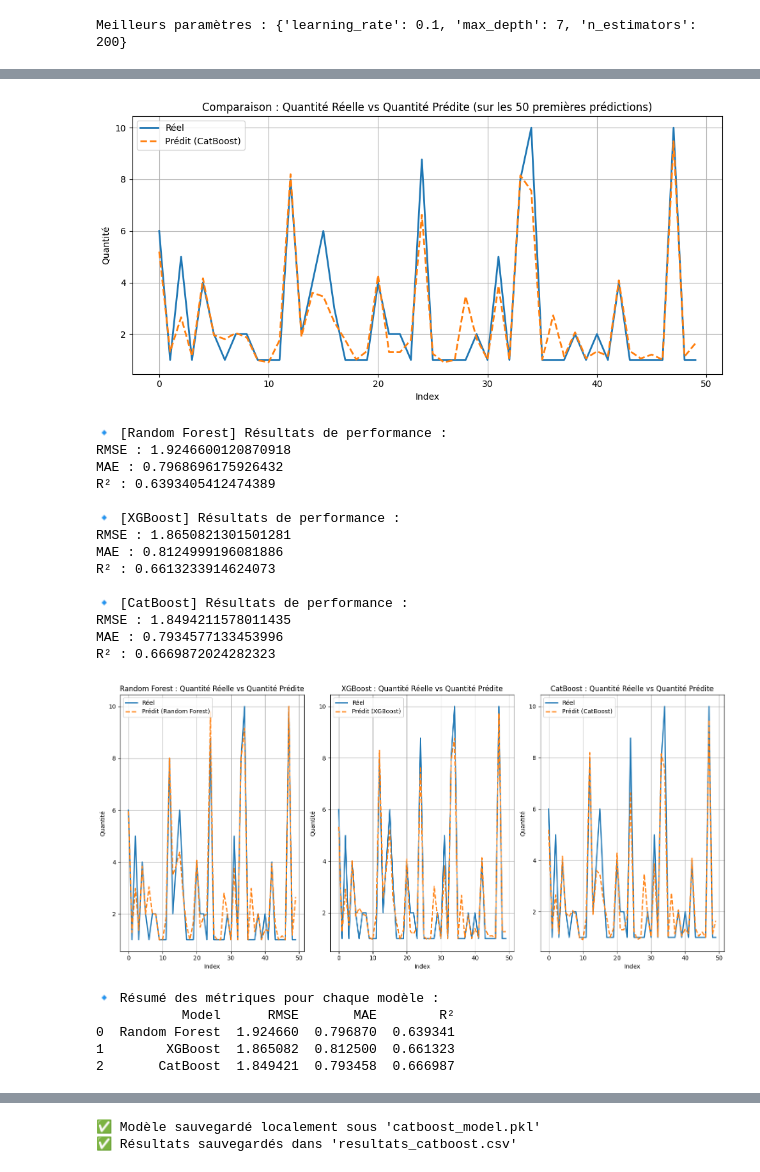
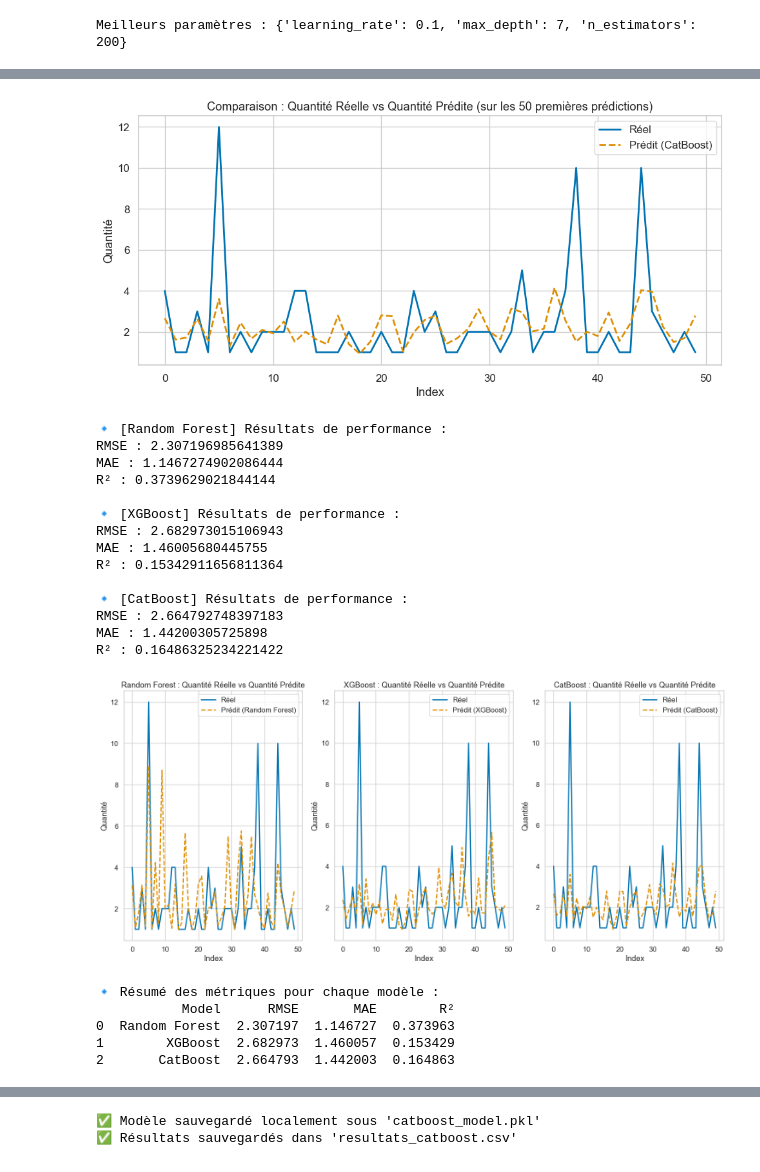
Before and after one commit to balkis12/Achat-Bot, a Jupyter notebook: ML achat.ipynb, the cells around one changed output, grey strips where cells are left out. Drawn from its saved outputs; the diff is of its cells as text; code cells hidden in the pictures.

```diff
--- a/ML achat.ipynb
+++ b/ML achat.ipynb
@@ -187,7 +215,7 @@ achats[achats['UM'] == 'MT'].head()
 | 748 | 5 | 22000072 | OR | P2122009 | TUB-POLYAMIDE SEMI RIG DIA 12 | Matériel | 50.0 | MT | 314235 | ... |
 # %%
 # Calcul du coût unitaire pour chaque ligne
-achats['Coût unitaire'] = achats['Montant'] / achats['Quantité_kg']
+achats['Coût unitaire'] = achats['Montant'] / achats['quantité']
 # %%
 #vérification est effectuée pour s'assurer que les divisions par zéro ou les infinies ne se produisent pas
 achats['Coût unitaire'] = achats['Coût unitaire'].replace([np.inf, -np.inf], np.nan).fillna(0)  # Gérer les divisions par zéro
@@ -905,0 +1087,10 @@ achats.drop(columns='Horizon_cluster', inplace=True)
+# %%
+def definir_horizon_par_frequence(freq):
+    if freq <= 13:        # fréquence basse (<= médiane)
+        return 60          # horizon long terme
+    elif freq <= 27.41:   # fréquence moyenne
+        return 30          # horizon moyen terme
+    else:                 # fréquence élevée
+        return 7           # horizon court terme
+
+achats['Horizon'] = achats['Fréquence'].apply(definir_horizon_par_frequence)
@@ -905,0 +1116,18 @@ achats.drop(columns='Horizon_cluster', inplace=True)
+# %%
+# 1. Détection des bornes IQR
+Q1 = achats['quantité'].quantile(0.25)
+Q3 = achats['quantité'].quantile(0.75)
+IQR = Q3 - Q1
+lower = Q1 - 1.5 * IQR
+upper = Q3 + 1.5 * IQR
+
+# 2. Détection des index des outliers
+outliers_index = achats[(achats['quantité'] < lower) | (achats['quantité'] > upper)].index
+
+# 3. Affichage des outliers détectés
+print("Liste des outliers détectés :")
+print(achats.loc[outliers_index, ['quantité']])
+
+# 4. Remplacement des outliers par la médiane
+median_value = achats['quantité'].median()
+achats.loc[outliers_index, 'quantité'] = median_value
@@ -1049,8 +1389,10 @@ param_grid = {
     'max_depth': [3, 5, 7],
     'learning_rate': [0.01, 0.1, 0.2]
 }
+
 grid_search = GridSearchCV(XGBRegressor(), param_grid, cv=3, scoring='neg_mean_squared_error')
-grid_search.fit(X_train_scaled, y_train)
+grid_search.fit(X_train, y_train)
+
 print("Meilleurs paramètres :", grid_search.best_params_)
 # %% [output]
 Meilleurs paramètres : {'learning_rate': 0.1, 'max_depth': 7, 'n_estimators': 200}
@@ -1204,13 +1599,13 @@ Extrait des résultats CatBoost :
 # Visualisation des résultats
 results_catboost_viz = pd.DataFrame({
     'Quantité_Réelle': y_test_raw[:50],       # valeurs réelles
-    'Quantité_Prédite': catboost_predictions[:50]  # valeurs prédites
+    'Quantité_Predite_CB': catboost_predictions[:50]  # valeurs prédites
 })
 
 # Visualisation
 plt.figure(figsize=(10, 5))
 plt.plot(results_catboost_viz['Quantité_Réelle'].values, label='Réel', linewidth=2)
-plt.plot(results_catboost_viz['Quantité_Prédite'].values, label='Prédit (CatBoost)', linestyle='--', linewidth=2)
+plt.plot(results_catboost_viz['Quantité_Predite_CB'].values, label='Prédit (CatBoost)', linestyle='--', linewidth=2)
 plt.title('Comparaison : Quantité Réelle vs Quantité Prédite (sur les 50 premières prédictions)')
 plt.xlabel('Index')
 plt.ylabel('Quantité')
@@ -1219,12 +1614,12 @@ plt.grid(True)
 plt.tight_layout()
 plt.show()
 # %% [output]
-[figure, old version]
+[figure, new version]
 # %%
-# Prédictions de chaque modèle (en supposant que tu as déjà XGBoost, Random Forest et CatBoost entraînés)
-rf_predictions = np.expm1(rf_model.predict(X_test_scaled))  # Random Forest
-xgb_predictions = np.expm1(xgb_model.predict(X_test_scaled))  # XGBoost
-catboost_predictions = np.expm1(catboost_model.predict(X_test_scaled))  # CatBoost
+# Prédictions de chaque modèle (on a déjà XGBoost, Random Forest et CatBoost entraînés)
+rf_predictions = np.expm1(rf_model.predict(X_test))  # Random Forest
+xgb_predictions = np.expm1(xgb_model.predict(X_test))  # XGBoost
+catboost_predictions = np.expm1(catboost_model.predict(X_test))  # CatBoost
 
 # Calcul des métriques pour chaque modèle
 def print_metrics(y_true, y_pred, model_name):
@@ -1265,48 +1660,48 @@ plt.legend()
 plt.grid(True)
 
 plt.subplot(1, 3, 3)
 plt.plot(y_test_raw[:50].values, label='Réel', linewidth=2)
 plt.plot(catboost_predictions[:50], label='Prédit (CatBoost)', linestyle='--', linewidth=2)
 plt.title('CatBoost : Quantité Réelle vs Quantité Prédite')
 plt.xlabel('Index')
 plt.ylabel('Quantité')
 plt.legend()
 plt.grid(True)
 
 plt.tight_layout()
 plt.show()
 
 # Résumé des métriques pour comparaison
 print("\n🔹 Résumé des métriques pour chaque modèle :")
 comparison_df = pd.DataFrame({
     'Model': ['Random Forest', 'XGBoost', 'CatBoost'],
     'RMSE': [rf_rmse, xgb_rmse, catboost_rmse],
     'MAE': [rf_mae, xgb_mae, catboost_mae],
     'R²': [rf_r2, xgb_r2, catboost_r2]
 })
 
 print(comparison_df)
 # %% [output]
 🔹 [Random Forest] Résultats de performance :
-RMSE : 1.9246600120870918
-MAE : 0.7968696175926432
-R² : 0.6393405412474389
+RMSE : 2.307196985641389
+MAE : 1.1467274902086444
+R² : 0.3739629021844144
 
 🔹 [XGBoost] Résultats de performance :
-RMSE : 1.8650821301501281
-MAE : 0.8124999196081886
-R² : 0.6613233914624073
+RMSE : 2.682973015106943
+MAE : 1.46005680445755
+R² : 0.15342911656811364
 
 🔹 [CatBoost] Résultats de performance :
-RMSE : 1.8494211578011435
-MAE : 0.7934577133453996
-R² : 0.6669872024282323
+RMSE : 2.664792748397183
+MAE : 1.44200305725898
+R² : 0.16486325234221422
-[figure, old version]
+[figure, new version]
 🔹 Résumé des métriques pour chaque modèle :
            Model      RMSE       MAE        R²
-0  Random Forest  1.924660  0.796870  0.639341
-1        XGBoost  1.865082  0.812500  0.661323
-2       CatBoost  1.849421  0.793458  0.666987
+0  Random Forest  2.307197  1.146727  0.373963
+1        XGBoost  2.682973  1.460057  0.153429
+2       CatBoost  2.664793  1.442003  0.164863
 # %%
 import matplotlib.pyplot as plt
 import numpy as np
```
Also changed, not shown: parts of 69 cells of this notebook, 18 other files.
